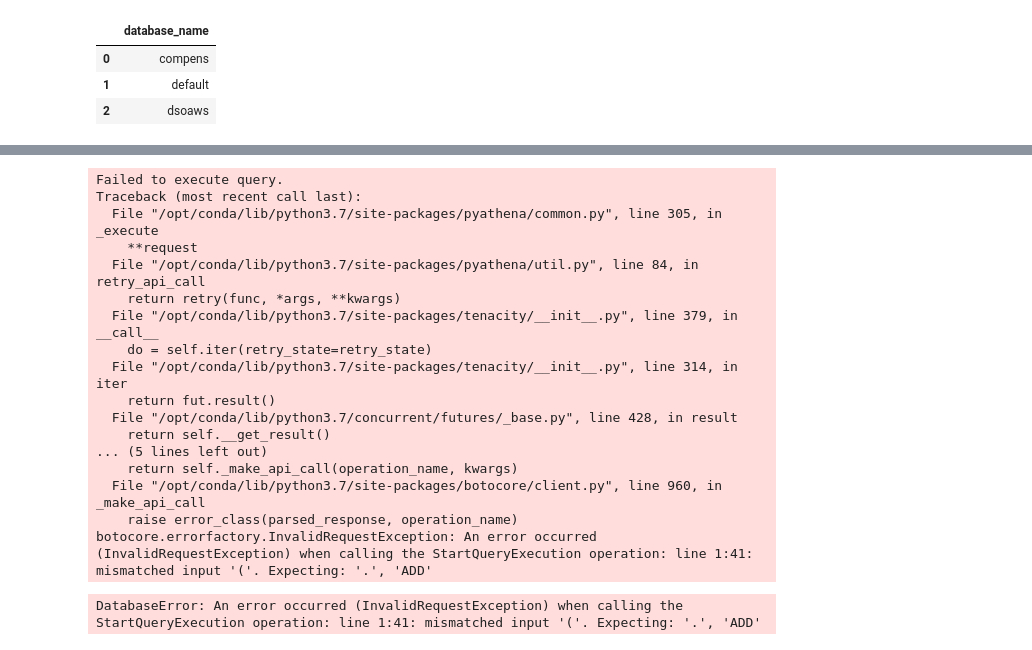
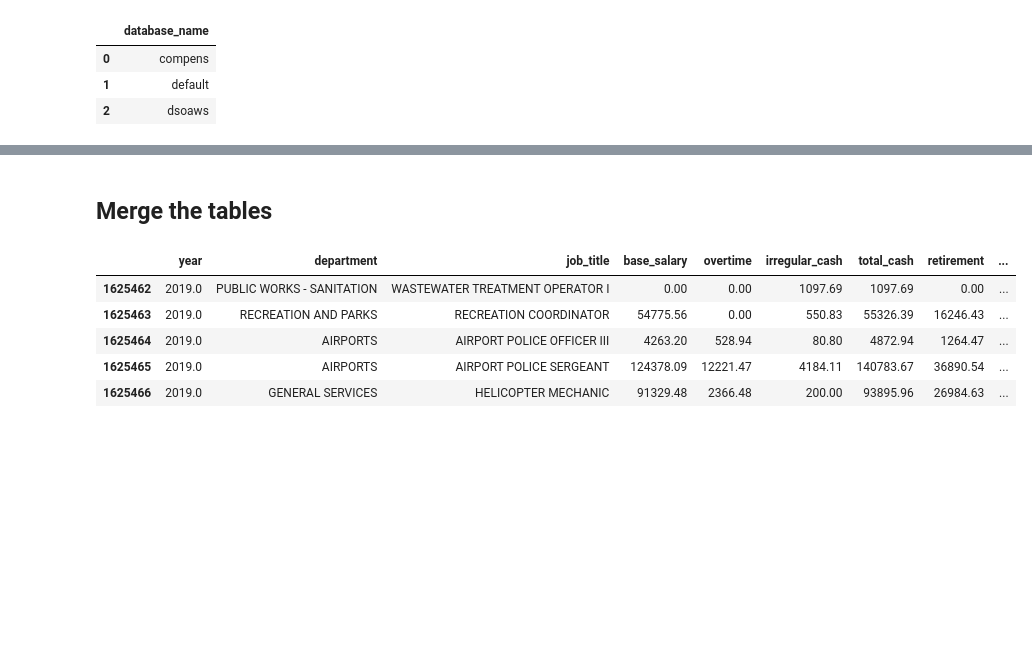
Before and after one commit to unpham/ads-508-project, a Jupyter notebook: athena.ipynb, the cells around one changed output, grey strips where cells are left out. Cells and saved outputs as stored; diff of their text form; code cells hidden in the pictures; blank space fills up the shorter version.

```diff
--- a/athena.ipynb
+++ b/athena.ipynb
@@ -192,28 +321,24 @@ FROM your_table;
-# %%
-cursor = conn.cursor()
-cursor.execute(f'ALTER TABLE {database_name}.{table_name1} ADD (city_id INT DEFAULT 1)')
-#cursor.execute(f'UPDATE {database_name}.{table_name1} SET city_id = 1')
-#ALTER TABLE compens.la_compensation ADD COLUMN new_column INT DEFAULT 1;
-
-conn.commit()
-
-pd.read_sql(f'SELECT * FROM {database_name}.{table_name1} LIMIT 5', conn)
-# %% [output]
-Failed to execute query.
-Traceback (most recent call last):
-  File "/opt/conda/lib/python3.7/site-packages/pyathena/common.py", line 305, in _execute
-    **request
-  File "/opt/conda/lib/python3.7/site-packages/pyathena/util.py", line 84, in retry_api_call
-    return retry(func, *args, **kwargs)
-  File "/opt/conda/lib/python3.7/site-packages/tenacity/__init__.py", line 379, in __call__
-    do = self.iter(retry_state=retry_state)
-  File "/opt/conda/lib/python3.7/site-packages/tenacity/__init__.py", line 314, in iter
-    return fut.result()
-  File "/opt/conda/lib/python3.7/concurrent/futures/_base.py", line 428, in result
-    return self.__get_result()
-... (5 lines left out)
-    return self._make_api_call(operation_name, kwargs)
-  File "/opt/conda/lib/python3.7/site-packages/botocore/client.py", line 960, in _make_api_call
-    raise error_class(parsed_response, operation_name)
-botocore.errorfactory.InvalidRequestException: An error occurred (InvalidRequestException) when calling the StartQueryExecution operation: line 1:41: mismatched input '('. Expecting: '.', 'ADD'
-DatabaseError: An error occurred (InvalidRequestException) when calling the StartQueryExecution operation: line 1:41: mismatched input '('. Expecting: '.', 'ADD'
+# %% [markdown]
+## Merge the tables
+# %%
+# The 3 table were merge based on the columns of interest
+df = pd.read_sql(f'SELECT year, department, job_title, base_salary, overtime, irregular_cash, \
+total_cash, retirement, health, other_benefits, \
+total_benefits, total_compensation, city_id \
+FROM {database_name}.{table_name1} \
+UNION ALL SELECT year, department, job_title, base_salary, overtime, irregular_cash, \
+total_cash, retirement, health, other_benefits, total_benefits, total_compensation, city_id \
+FROM {database_name}.{table_name2} \
+UNION ALL SELECT year, department, job_title, base_salary, overtime, irregular_cash, \
+total_cash, retirement, health, other_benefits, \
+total_benefits, total_compensation, city_id \
+FROM {database_name}.{table_name3}', conn)
+# %%
+df.tail()
+# %% [output]
+|  | year | department | job_title | base_salary | overtime | irregular_cash | total_cash | retirement | ... |
+| 1625462 | 2019.0 | PUBLIC WORKS - SANITATION | WASTEWATER TREATMENT OPERATOR I | 0.00 | 0.00 | 1097.69 | 1097.69 | 0.00 | ... |
+| 1625463 | 2019.0 | RECREATION AND PARKS | RECREATION COORDINATOR | 54775.56 | 0.00 | 550.83 | 55326.39 | 16246.43 | ... |
+| 1625464 | 2019.0 | AIRPORTS | AIRPORT POLICE OFFICER III | 4263.20 | 528.94 | 80.80 | 4872.94 | 1264.47 | ... |
+| 1625465 | 2019.0 | AIRPORTS | AIRPORT POLICE SERGEANT | 124378.09 | 12221.47 | 4184.11 | 140783.67 | 36890.54 | ... |
+| 1625466 | 2019.0 | GENERAL SERVICES | HELICOPTER MECHANIC | 91329.48 | 2366.48 | 200.00 | 93895.96 | 26984.63 | ... |
```
Also changed, not shown: parts of 22 cells of this notebook.
